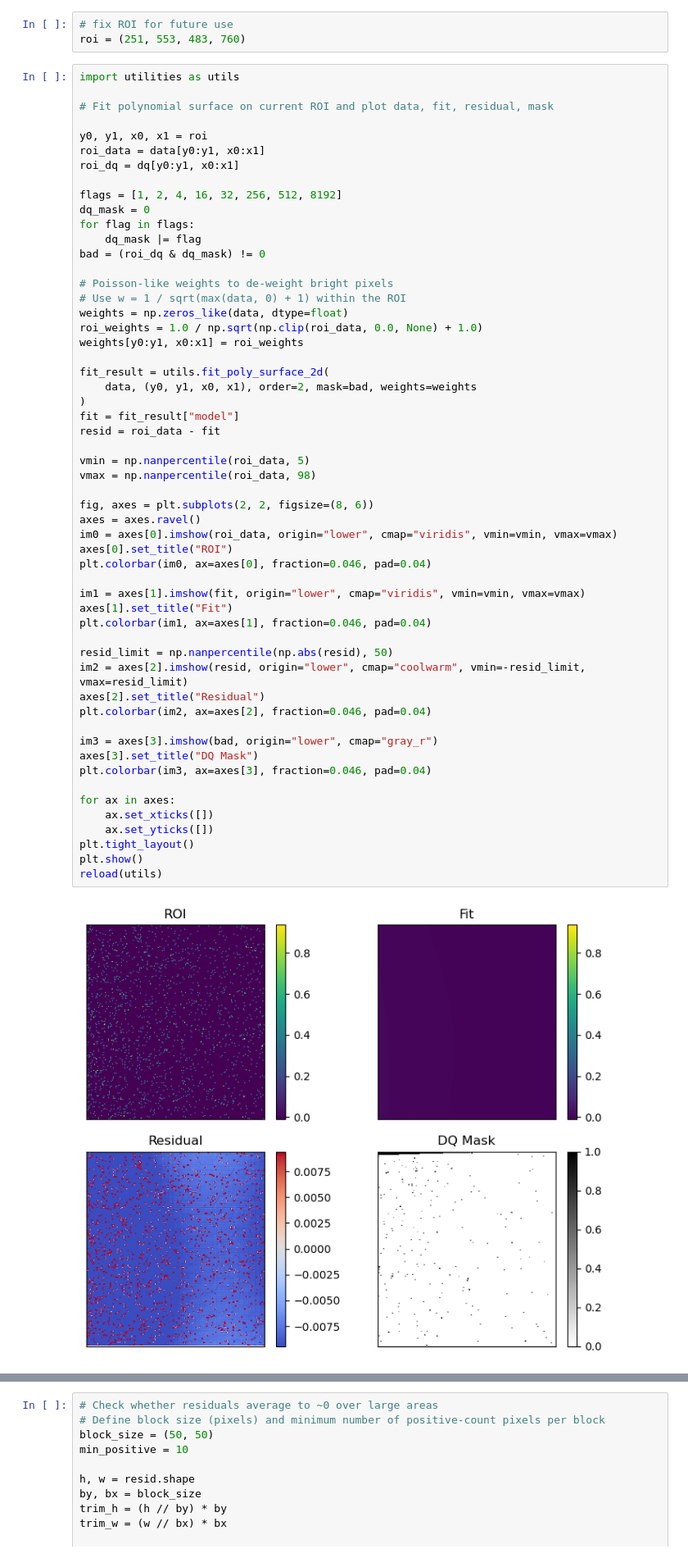
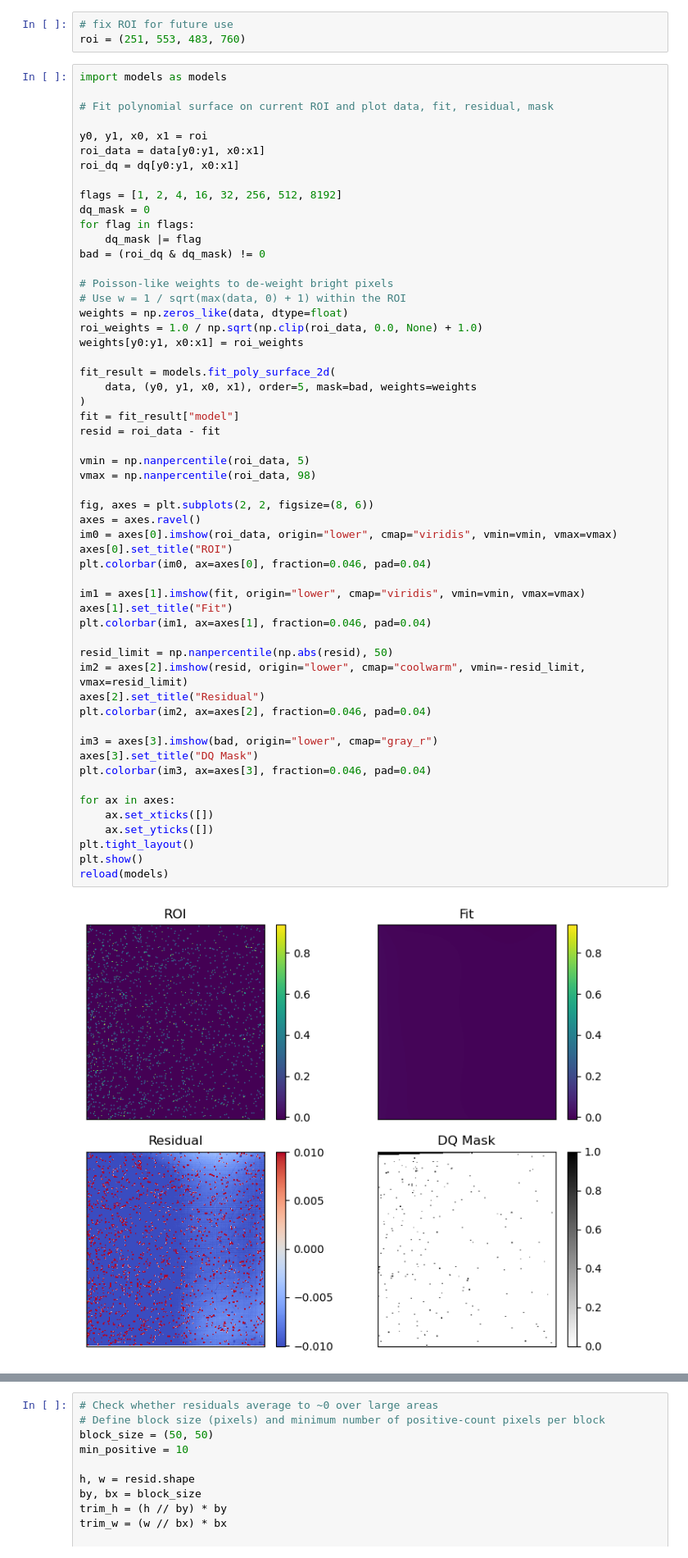
Before and after one commit to parkus/airglow, a Jupyter notebook: notebooks/01_background_roi_dev.ipynb, the cells around one changed output, grey strips where cells are left out. Shown at 82% size. Drawn from its saved outputs; the diff is of its cells as text.

```diff
--- a/notebooks/01_background_roi_dev.ipynb
+++ b/notebooks/01_background_roi_dev.ipynb
@@ -109,7 +109,7 @@ VBox(children=(IntRangeSlider(value=(0, 341), continuous_update=False, descripti
 # fix ROI for future use
 roi = (251, 553, 483, 760)
 # %%
-import utilities as utils
+import models as models
 
 # Fit polynomial surface on current ROI and plot data, fit, residual, mask
 
@@ -129,42 +129,42 @@ weights = np.zeros_like(data, dtype=float)
 roi_weights = 1.0 / np.sqrt(np.clip(roi_data, 0.0, None) + 1.0)
 weights[y0:y1, x0:x1] = roi_weights
 
-fit_result = utils.fit_poly_surface_2d(
-    data, (y0, y1, x0, x1), order=2, mask=bad, weights=weights
+fit_result = models.fit_poly_surface_2d(
+    data, (y0, y1, x0, x1), order=5, mask=bad, weights=weights
 )
 fit = fit_result["model"]
 resid = roi_data - fit
 
 vmin = np.nanpercentile(roi_data, 5)
 vmax = np.nanpercentile(roi_data, 98)
 
 fig, axes = plt.subplots(2, 2, figsize=(8, 6))
 axes = axes.ravel()
 im0 = axes[0].imshow(roi_data, origin="lower", cmap="viridis", vmin=vmin, vmax=vmax)
 axes[0].set_title("ROI")
 plt.colorbar(im0, ax=axes[0], fraction=0.046, pad=0.04)
 
 im1 = axes[1].imshow(fit, origin="lower", cmap="viridis", vmin=vmin, vmax=vmax)
 axes[1].set_title("Fit")
 plt.colorbar(im1, ax=axes[1], fraction=0.046, pad=0.04)
 
 resid_limit = np.nanpercentile(np.abs(resid), 50)
 im2 = axes[2].imshow(resid, origin="lower", cmap="coolwarm", vmin=-resid_limit, vmax=resid_limit)
 axes[2].set_title("Residual")
 plt.colorbar(im2, ax=axes[2], fraction=0.046, pad=0.04)
 
 im3 = axes[3].imshow(bad, origin="lower", cmap="gray_r")
 axes[3].set_title("DQ Mask")
 plt.colorbar(im3, ax=axes[3], fraction=0.046, pad=0.04)
 
 for ax in axes:
     ax.set_xticks([])
     ax.set_yticks([])
 plt.tight_layout()
 plt.show()
-reload(utils)
+reload(models)
 # %% [output]
-[figure, old version]
+[figure, new version]
 <module 'utilities' from '/Users/parke/Repos/airglow/notebooks/../utilities.py'>
 # %%
 # Check whether residuals average to ~0 over large areas
```
Also changed, not shown: parts of 1 cell of this notebook, 2 other files.
